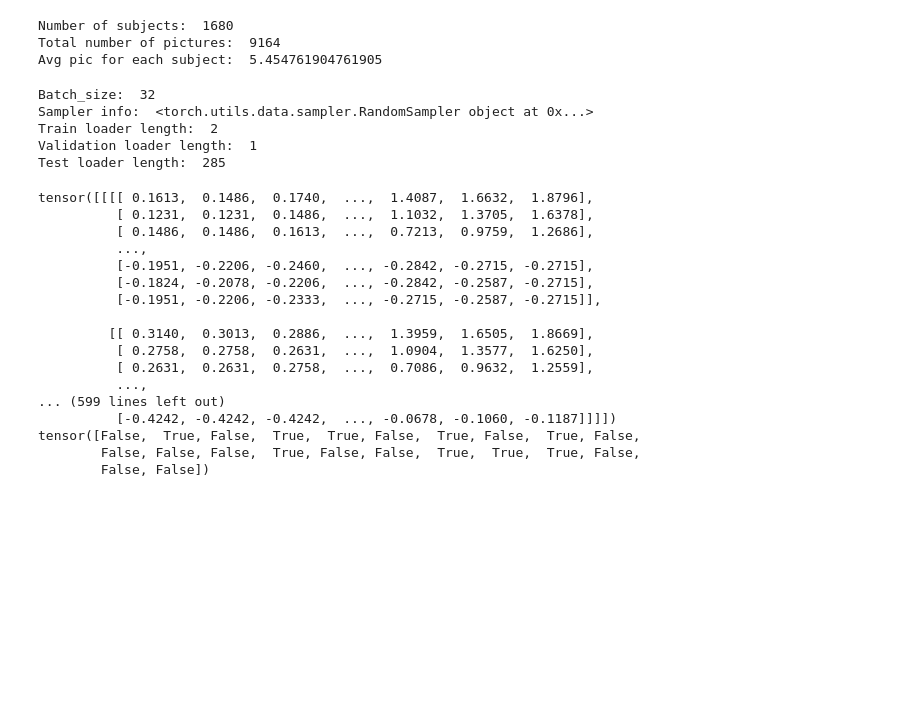
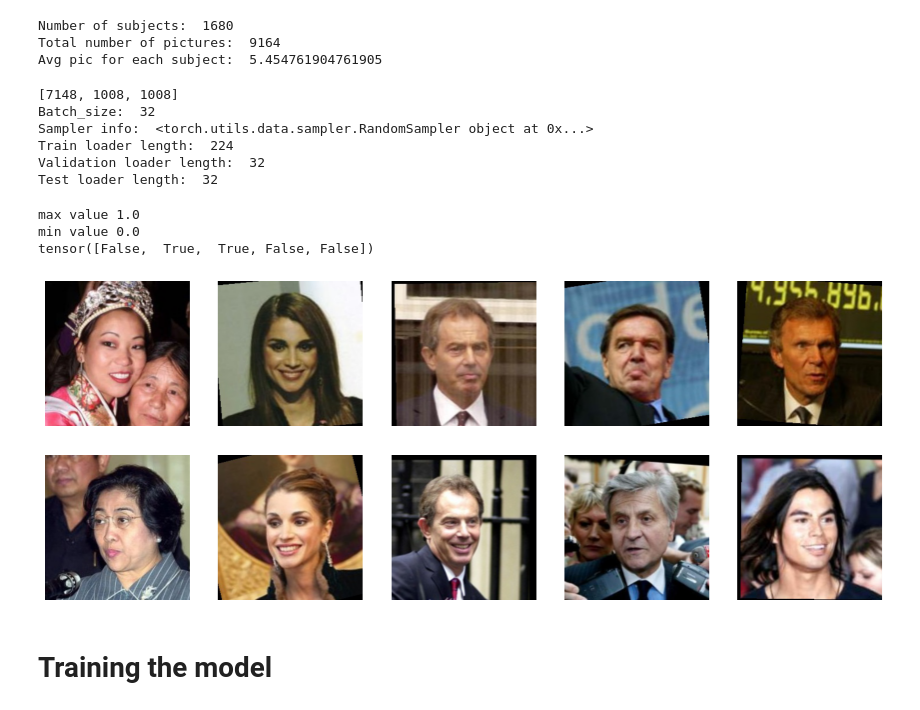
Before and after one commit to giobart/whos_that_pokemon, a Jupyter notebook: data_visualization.ipynb, the cells around one changed output. Saved outputs shown, nothing was run; the diff lists cells and outputs as text; code cells hidden in the pictures; blank space fills up the shorter version.

Commit message:
adding requirments.txt, refactoring spliting, adding visualization

```diff
--- a/data_visualization.ipynb
+++ b/data_visualization.ipynb
@@ -85,7 +85,9 @@ Total number of pictures:  9164
 Avg pic for each subject:  5.454761904761905
 # %%
 #DataLoader info
-dataloader = LFW_DataModule(dataset)
+import multiprocessing as mp
+
+dataloader = LFW_DataModule(dataset, batch_size=32, splitting_points=(0.11, 0.11), num_workers=mp.cpu_count())
 dataloader.setup()
 train_loader = dataloader.train_dataloader()
 val_loader = dataloader.val_dataloader()
@@ -97,35 +99,31 @@ print("Train loader length: ",len(train_loader))
 print("Validation loader length: ",len(val_loader))
 print("Test loader length: ",len(test_loader))
 # %% [output]
+[7148, 1008, 1008]
 Batch_size:  32
 Sampler info:  <torch.utils.data.sampler.RandomSampler object at 0x...>
-Train loader length:  2
-Validation loader length:  1
-Test loader length:  285
+Train loader length:  224
+Validation loader length:  32
+Test loader length:  32
-# %%
-#Dataloader samples
-c = 0
-for im1, im2, label in train_loader:
-    c+=1
-    print(im1)
-    print(im2)
-    print(label)
-    print("\n \n \n")
-# %% [output]
-tensor([[[[ 0.1613,  0.1486,  0.1740,  ...,  1.4087,  1.6632,  1.8796],
-          [ 0.1231,  0.1231,  0.1486,  ...,  1.1032,  1.3705,  1.6378],
-          [ 0.1486,  0.1486,  0.1613,  ...,  0.7213,  0.9759,  1.2686],
-          ...,
-          [-0.1951, -0.2206, -0.2460,  ..., -0.2842, -0.2715, -0.2715],
-          [-0.1824, -0.2078, -0.2206,  ..., -0.2842, -0.2587, -0.2715],
-          [-0.1951, -0.2206, -0.2333,  ..., -0.2715, -0.2587, -0.2715]],
-
-         [[ 0.3140,  0.3013,  0.2886,  ...,  1.3959,  1.6505,  1.8669],
-          [ 0.2758,  0.2758,  0.2631,  ...,  1.0904,  1.3577,  1.6250],
-          [ 0.2631,  0.2631,  0.2758,  ...,  0.7086,  0.9632,  1.2559],
-          ...,
-... (599 lines left out)
-          [-0.4242, -0.4242, -0.4242,  ..., -0.0678, -0.1060, -0.1187]]]])
-tensor([False,  True, False,  True,  True, False,  True, False,  True, False,
-        False, False, False,  True, False, False,  True,  True,  True, False,
-        False, False])
+# %%
+#Dataloader samples
+from src.tools.visualization_tools import visualize_torch
+import torch
+
+for i, (im1, im2, label) in enumerate(train_loader):
+    print('max value', torch.max(im1).item())
+    print('min value', torch.min(im1).item())
+    visualize_torch(im1[0:5])
+    visualize_torch(im2[0:5])
+    print(label[0:5])
+
+    if i == 0:
+        break
+# %% [output]
+max value 1.0
+min value 0.0
+tensor([False,  True,  True, False, False])
+[figure, added]
+[figure, added]
+# %% [markdown]
+# Training the model
```
Also changed, not shown: parts of 2 cells of this notebook, 3 other files.
